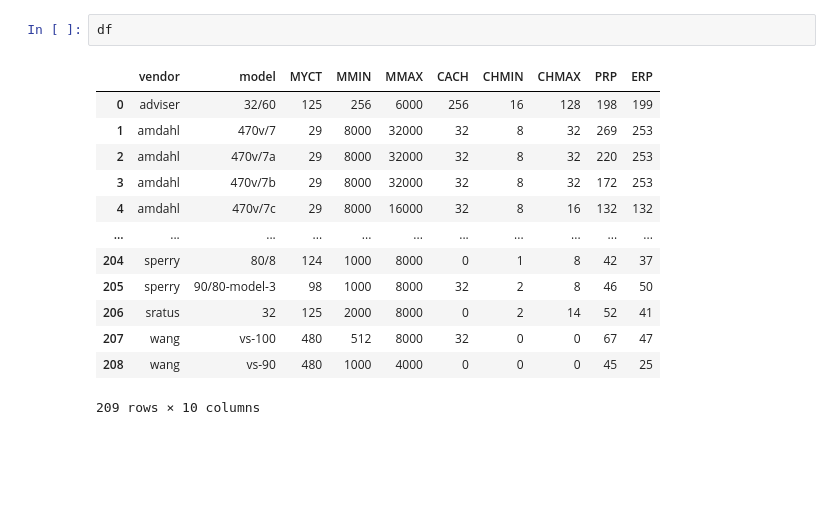
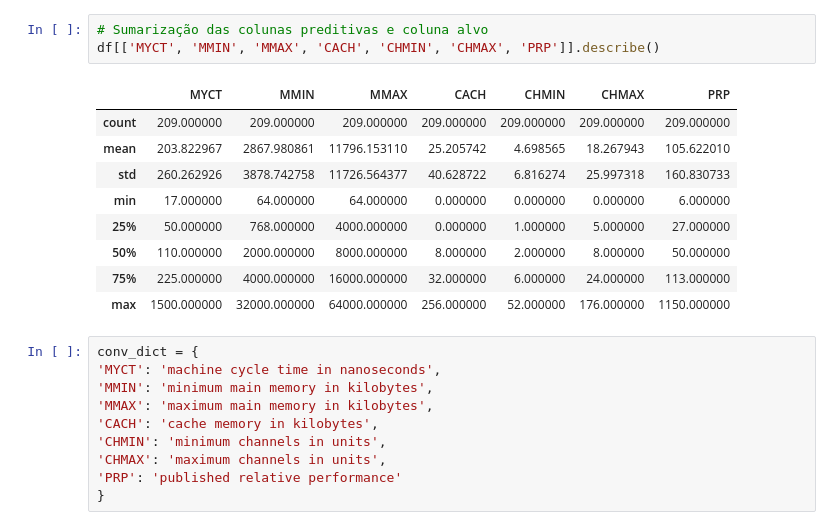
Before and after one commit to igorcj/computer_hardware, a Jupyter notebook: analise_exploratoria.ipynb, the cells around one changed output. Drawn from its saved outputs; the diff is of its cells as text; blank space fills up the shorter version.

```diff
--- a/analise_exploratoria.ipynb
+++ b/analise_exploratoria.ipynb
@@ -9,16 +44,23 @@ df = pd.read_csv('dataset/machine.data',
-# %%
-df
-# %% [output]
-|  | vendor | model | MYCT | MMIN | MMAX | CACH | CHMIN | CHMAX | PRP | ERP |
-| 0 | adviser | 32/60 | 125 | 256 | 6000 | 256 | 16 | 128 | 198 | 199 |
-| 1 | amdahl | 470v/7 | 29 | 8000 | 32000 | 32 | 8 | 32 | 269 | 253 |
-| 2 | amdahl | 470v/7a | 29 | 8000 | 32000 | 32 | 8 | 32 | 220 | 253 |
-| 3 | amdahl | 470v/7b | 29 | 8000 | 32000 | 32 | 8 | 32 | 172 | 253 |
-| 4 | amdahl | 470v/7c | 29 | 8000 | 16000 | 32 | 8 | 16 | 132 | 132 |
-| ... | ... | ... | ... | ... | ... | ... | ... | ... | ... | ... |
-| 204 | sperry | 80/8 | 124 | 1000 | 8000 | 0 | 1 | 8 | 42 | 37 |
-| 205 | sperry | 90/80-model-3 | 98 | 1000 | 8000 | 32 | 2 | 8 | 46 | 50 |
-| 206 | sratus | 32 | 125 | 2000 | 8000 | 0 | 2 | 14 | 52 | 41 |
-| 207 | wang | vs-100 | 480 | 512 | 8000 | 32 | 0 | 0 | 67 | 47 |
-| 208 | wang | vs-90 | 480 | 1000 | 4000 | 0 | 0 | 0 | 45 | 25 |
-209 rows × 10 columns
+# %%
+# Sumarização das colunas preditivas e coluna alvo
+df[['MYCT', 'MMIN', 'MMAX', 'CACH', 'CHMIN', 'CHMAX', 'PRP']].describe()
+# %% [output]
+|  | MYCT | MMIN | MMAX | CACH | CHMIN | CHMAX | PRP |
+| count | 209.000000 | 209.000000 | 209.000000 | 209.000000 | 209.000000 | 209.000000 | 209.000000 |
+| mean | 203.822967 | 2867.980861 | 11796.153110 | 25.205742 | 4.698565 | 18.267943 | 105.622010 |
+| std | 260.262926 | 3878.742758 | 11726.564377 | 40.628722 | 6.816274 | 25.997318 | 160.830733 |
+| min | 17.000000 | 64.000000 | 64.000000 | 0.000000 | 0.000000 | 0.000000 | 6.000000 |
+| 25% | 50.000000 | 768.000000 | 4000.000000 | 0.000000 | 1.000000 | 5.000000 | 27.000000 |
+| 50% | 110.000000 | 2000.000000 | 8000.000000 | 8.000000 | 2.000000 | 8.000000 | 50.000000 |
+| 75% | 225.000000 | 4000.000000 | 16000.000000 | 32.000000 | 6.000000 | 24.000000 | 113.000000 |
+| max | 1500.000000 | 32000.000000 | 64000.000000 | 256.000000 | 52.000000 | 176.000000 | 1150.000000 |
+# %%
+conv_dict = {
+'MYCT': 'machine cycle time in nanoseconds',
+'MMIN': 'minimum main memory in kilobytes',
+'MMAX': 'maximum main memory in kilobytes',
+'CACH': 'cache memory in kilobytes',
+'CHMIN': 'minimum channels in units',
+'CHMAX': 'maximum channels in units',
+'PRP': 'published relative performance'
+}
```
Also changed, not shown: parts of 6 cells of this notebook, 1 other file.
